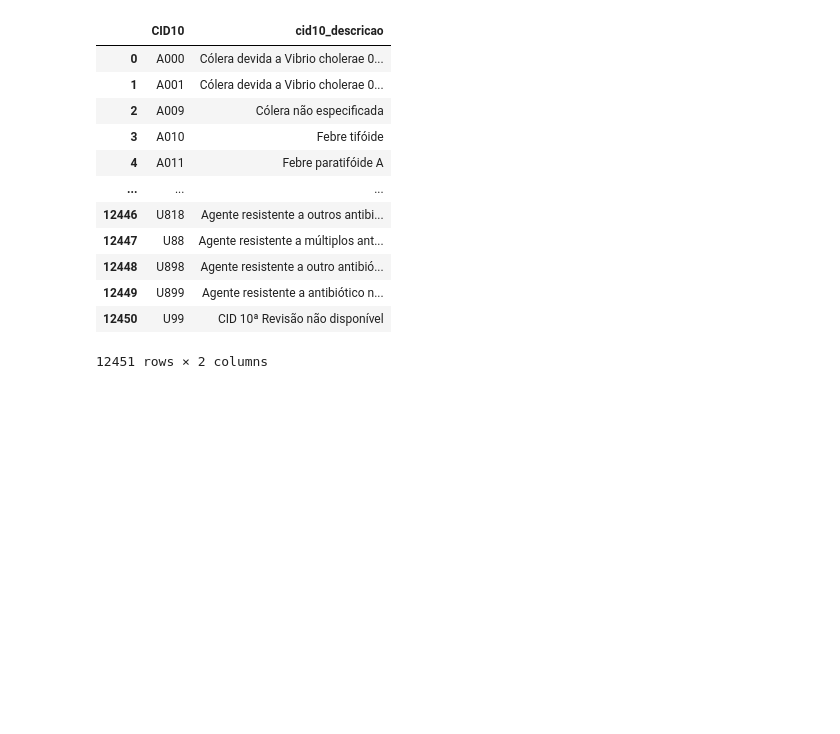
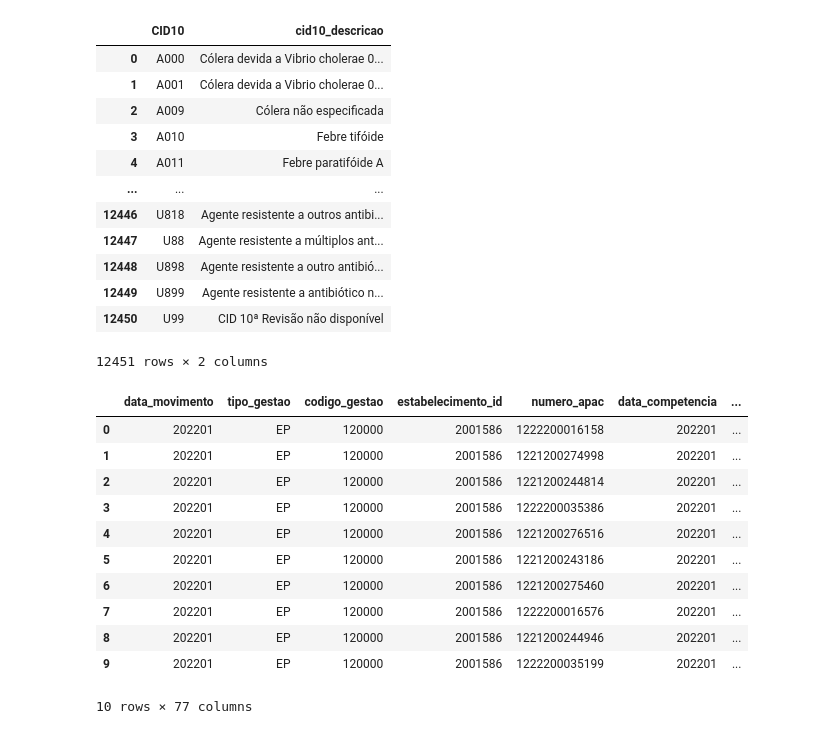
Before and after one commit to barreiro-r/case-datasus, a Jupyter notebook: notebooks/001-rb-ETL.ipynb, the cells around one changed output. Drawn from its saved outputs; the diff is of its cells as text; code cells hidden in the pictures; blank space fills up the shorter version.

```diff
--- a/notebooks/001-rb-ETL.ipynb
+++ b/notebooks/001-rb-ETL.ipynb
@@ -282,0 +265,22 @@ summary_cid.head(50).to_csv('../data/interim/top50cids.csv')
+# %%
+cid_simplificado = pd.read_csv('../data/external/CID10_Simplificado.csv')
+cid_simplificado = cid_simplificado[['cid10_descricao','cid10_descricao_simplificada']]
+
+combined_df = pd.merge(combined_df, cid_simplificado, how = 'left', on = 'cid10_descricao')
+# %%
+# if cid10_descricao_simplificada is na, move to other
+combined_df['cid10_descricao_simplificada'] = combined_df['cid10_descricao_simplificada'].fillna('Other')
+combined_df.head(10)
+# %% [output]
+|  | data_movimento | tipo_gestao | codigo_gestao | estabelecimento_id | numero_apac | data_competencia | ... |
+| 0 | 202201 | EP | 120000 | 2001586 | 1222200016158 | 202201 | ... |
+| 1 | 202201 | EP | 120000 | 2001586 | 1221200274998 | 202201 | ... |
+| 2 | 202201 | EP | 120000 | 2001586 | 1221200244814 | 202201 | ... |
+| 3 | 202201 | EP | 120000 | 2001586 | 1222200035386 | 202201 | ... |
+| 4 | 202201 | EP | 120000 | 2001586 | 1221200276516 | 202201 | ... |
+| 5 | 202201 | EP | 120000 | 2001586 | 1221200243186 | 202201 | ... |
+| 6 | 202201 | EP | 120000 | 2001586 | 1221200275460 | 202201 | ... |
+| 7 | 202201 | EP | 120000 | 2001586 | 1222200016576 | 202201 | ... |
+| 8 | 202201 | EP | 120000 | 2001586 | 1221200244946 | 202201 | ... |
+| 9 | 202201 | EP | 120000 | 2001586 | 1222200035199 | 202201 | ... |
+10 rows × 77 columns
```
Also changed, not shown: parts of 12 cells of this notebook.
